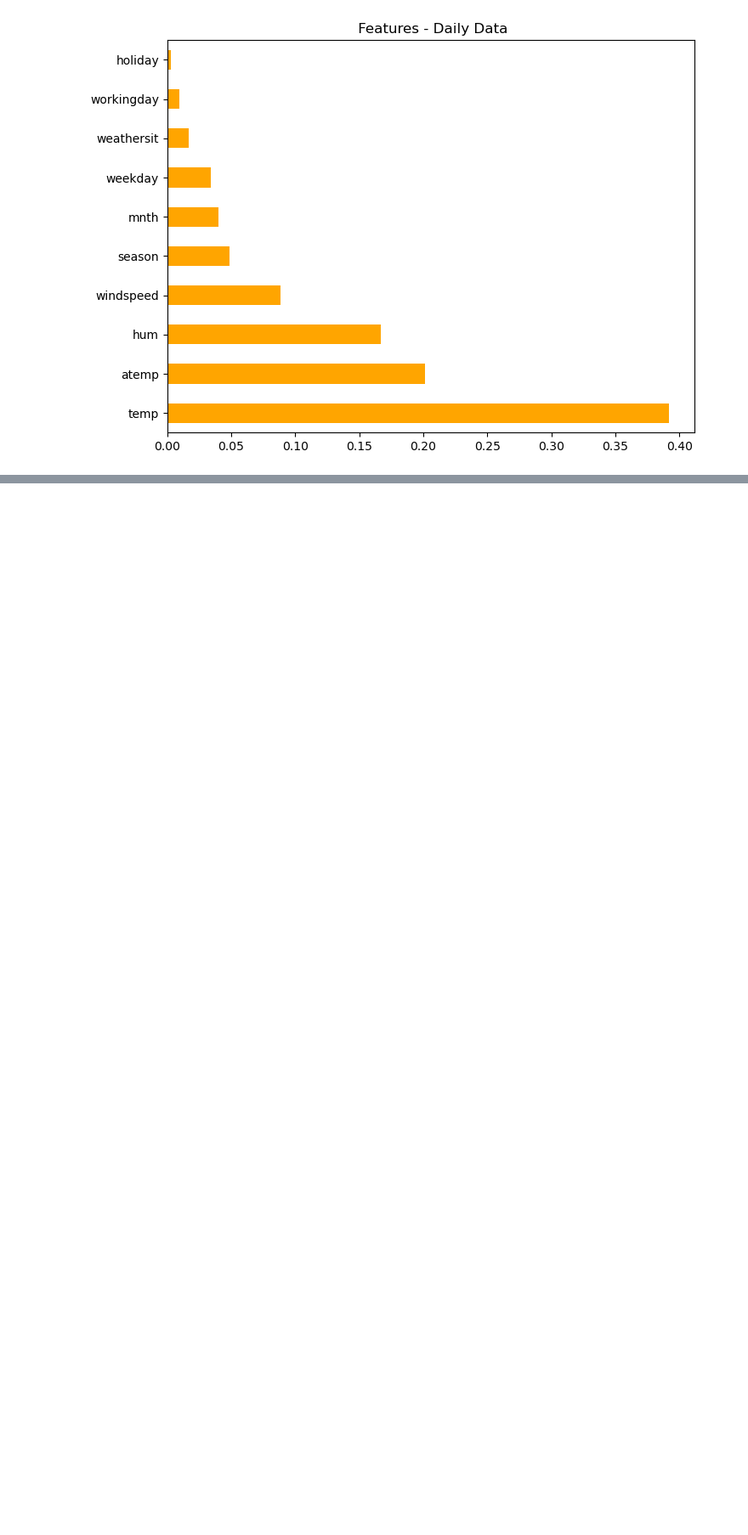
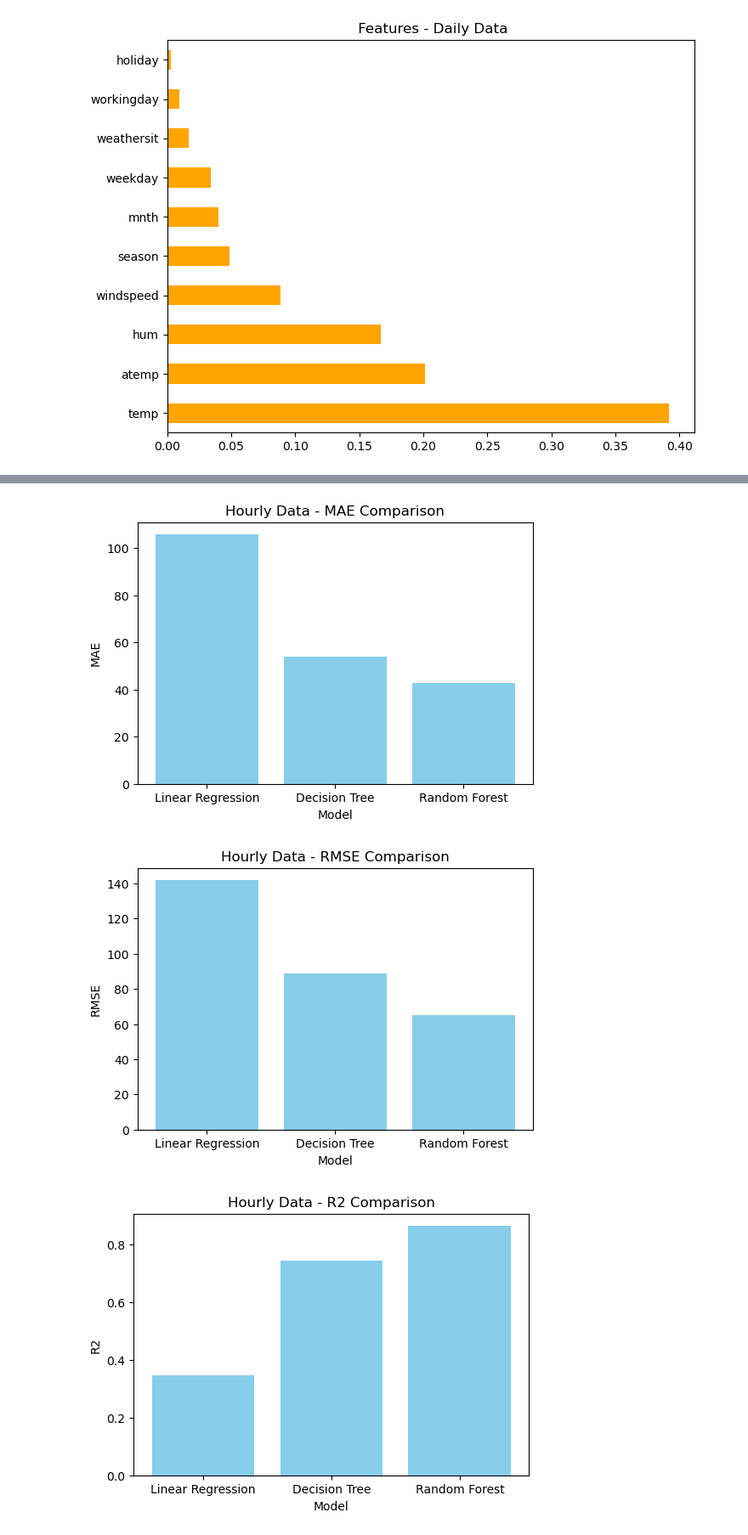
Before and after one commit to springboardmentor2468a-lab/Projects_2, a Jupyter notebook: Week 4.ipynb, the cells around one changed output, grey strips where cells are left out. Shown at 85% size. Drawn from its saved outputs; the diff is of its cells as text; code cells hidden in the pictures; blank space fills up the shorter version.

```diff
--- a/Week 4.ipynb
+++ b/Week 4.ipynb
@@ -276,7 +293,8 @@ y_day = day['cnt']
 # %%
-# Train-test split
-X_train_hr, X_test_hr, y_train_hr, y_test_hr = train_test_split(X_hour, y_hour, test_size=0.2, random_state=42)
-X_train_day, X_test_day, y_train_day, y_test_day = train_test_split(X_day, y_day, test_size=0.2, random_state=42)
-print("Hourly Train Shape:", X_train_hr.shape, "Test Shape:", X_test_hr.shape)
-print("Daily Train Shape:", X_train_day.shape, "Test Shape:", X_test_day.shape)
+# Hourly
+hour_results = train_evaluate_models(
+    X_train_hr, X_test_hr, y_train_hr, y_test_hr
+)
+print("Hourly Results")
+display(hour_results)
 # %% [output]
@@ -335,20 +305,0 @@ MAE: 1083.93, RMSE: 1305.34, R²: 0.58
-# %%
- hour_results = pd.DataFrame(results_hr).T.reset_index().rename(columns={'index':'Model'})
-day_results = pd.DataFrame(results_day).T.reset_index().rename(columns={'index':'Model'})
-metrics = ['MAE', 'RMSE', 'R2']
-colors = {'Hourly':'skyblue','Daily':'orange'}
-
-for metric in metrics:
-    # Hourly
-    plt.figure(figsize=(6,4))
-    plt.bar(hour_results["Model"], hour_results[metric], color=colors['Hourly'])
-    plt.title(f"Hourly {metric} Comparison")
-    plt.ylabel(metric)
-    plt.show()
-
-    # Daily
-    plt.figure(figsize=(6,4))
-    plt.bar(day_results["Model"], day_results[metric], color=colors['Daily'])
-    plt.title(f"Daily {metric} Comparison")
-    plt.ylabel(metric)
-    plt.show()
@@ -361,0 +319,16 @@ for metric in metrics:
+# %%
+#Hourly Data Boxplot
+
+metrics = ["MAE", "RMSE", "R2"]
+
+for metric in metrics:
+    plt.figure(figsize=(6,4))
+    plt.bar(hour_results["Model"], hour_results[metric], color='skyblue')
+    plt.title(f"Hourly Data - {metric} Comparison")
+    plt.xlabel("Model")
+    plt.ylabel(metric)
+    plt.show()
+# %% [output]
+[figure, added]
+[figure, added]
+[figure, added]
```
Also changed, not shown: parts of 44 cells of this notebook.
